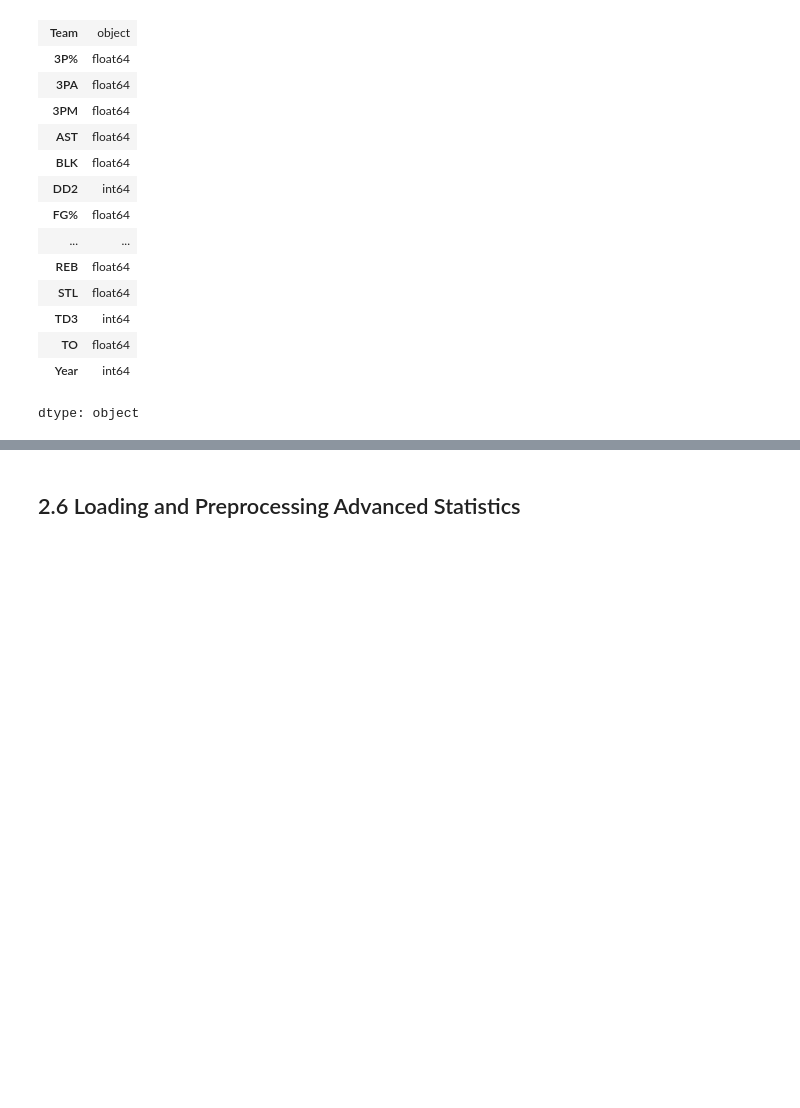
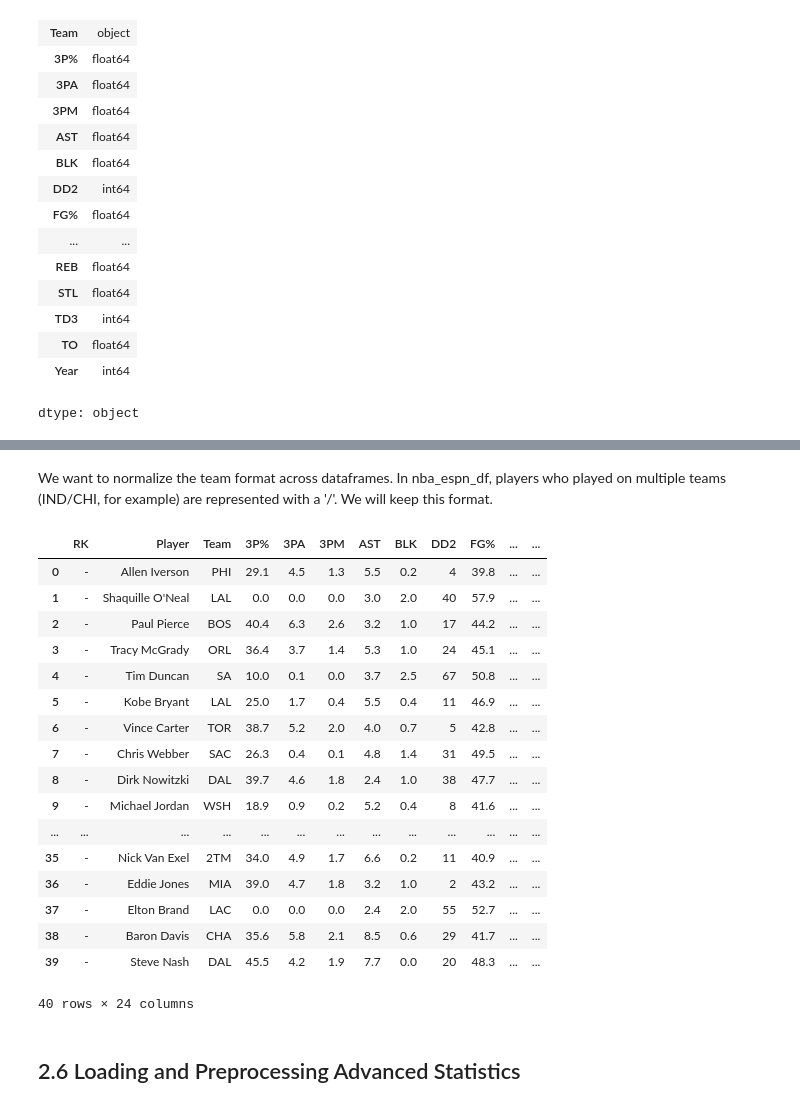
Before and after one commit to BennettHilck12/DraftEdge, a Jupyter notebook: DraftEdge.ipynb, the cells around one changed output, grey strips where cells are left out. Cells and saved outputs as stored; diff of their text form; code cells hidden in the pictures; blank space fills up the shorter version.

```diff
--- a/DraftEdge.ipynb
+++ b/DraftEdge.ipynb
@@ -375,6 +375,40 @@ nba_espn_df.describe()
 | 50% | 32.100000 | 1.500000 | 0.500000 | 1.300000 | 0.300000 | 0.000000 | 44.200000 | 6.000000 | 2.700000 | 75.400000 | 1.400000 | ... |
 | 75% | 37.200000 | 3.300000 | 1.200000 | 2.500000 | 0.500000 | 4.000000 | 48.700000 | 9.800000 | 4.500000 | 82.200000 | 2.600000 | ... |
 | max | 100.000000 | 13.200000 | 5.300000 | 11.700000 | 3.800000 | 77.000000 | 100.000000 | 27.800000 | 12.200000 | 100.000000 | 12.300000 | ... |
+# %% [markdown]
+We want to normalize the team format across dataframes. In nba_espn_df, players who played on multiple teams (IND/CHI, for example) are represented with a '/'. We will keep this format.
+# %%
+def replace_teams(team_str):
+    if not isinstance(team_str, str):  # handle NaN or other non-string values
+        return team_str
+    teams = team_str.split('/')
+    if len(teams) == 1:
+        return team_str  # single team stays as is
+    else:
+        return f"{len(teams)}TM"
+
+nba_espn_df['Team'] = nba_espn_df['Team'].apply(replace_teams)
+# %%
+nba_espn_df.head(40)
+# %% [output]
+|  | RK | Player | Team | 3P% | 3PA | 3PM | AST | BLK | DD2 | FG% | ... | ... |
+| 0 | - | Allen Iverson | PHI | 29.1 | 4.5 | 1.3 | 5.5 | 0.2 | 4 | 39.8 | ... | ... |
+| 1 | - | Shaquille O'Neal | LAL | 0.0 | 0.0 | 0.0 | 3.0 | 2.0 | 40 | 57.9 | ... | ... |
+| 2 | - | Paul Pierce | BOS | 40.4 | 6.3 | 2.6 | 3.2 | 1.0 | 17 | 44.2 | ... | ... |
+| 3 | - | Tracy McGrady | ORL | 36.4 | 3.7 | 1.4 | 5.3 | 1.0 | 24 | 45.1 | ... | ... |
+| 4 | - | Tim Duncan | SA | 10.0 | 0.1 | 0.0 | 3.7 | 2.5 | 67 | 50.8 | ... | ... |
+| 5 | - | Kobe Bryant | LAL | 25.0 | 1.7 | 0.4 | 5.5 | 0.4 | 11 | 46.9 | ... | ... |
+| 6 | - | Vince Carter | TOR | 38.7 | 5.2 | 2.0 | 4.0 | 0.7 | 5 | 42.8 | ... | ... |
+| 7 | - | Chris Webber | SAC | 26.3 | 0.4 | 0.1 | 4.8 | 1.4 | 31 | 49.5 | ... | ... |
+| 8 | - | Dirk Nowitzki | DAL | 39.7 | 4.6 | 1.8 | 2.4 | 1.0 | 38 | 47.7 | ... | ... |
+| 9 | - | Michael Jordan | WSH | 18.9 | 0.9 | 0.2 | 5.2 | 0.4 | 8 | 41.6 | ... | ... |
+| ... | ... | ... | ... | ... | ... | ... | ... | ... | ... | ... | ... | ... |
+| 35 | - | Nick Van Exel | 2TM | 34.0 | 4.9 | 1.7 | 6.6 | 0.2 | 11 | 40.9 | ... | ... |
+| 36 | - | Eddie Jones | MIA | 39.0 | 4.7 | 1.8 | 3.2 | 1.0 | 2 | 43.2 | ... | ... |
+| 37 | - | Elton Brand | LAC | 0.0 | 0.0 | 0.0 | 2.4 | 2.0 | 55 | 52.7 | ... | ... |
+| 38 | - | Baron Davis | CHA | 35.6 | 5.8 | 2.1 | 8.5 | 0.6 | 29 | 41.7 | ... | ... |
+| 39 | - | Steve Nash | DAL | 45.5 | 4.2 | 1.9 | 7.7 | 0.0 | 20 | 48.3 | ... | ... |
+40 rows × 24 columns
 # %% [markdown]
 ## 2.6 Loading and Preprocessing Advanced Statistics
 # %% [markdown]
```
Also changed, not shown: parts of 10 cells of this notebook.
